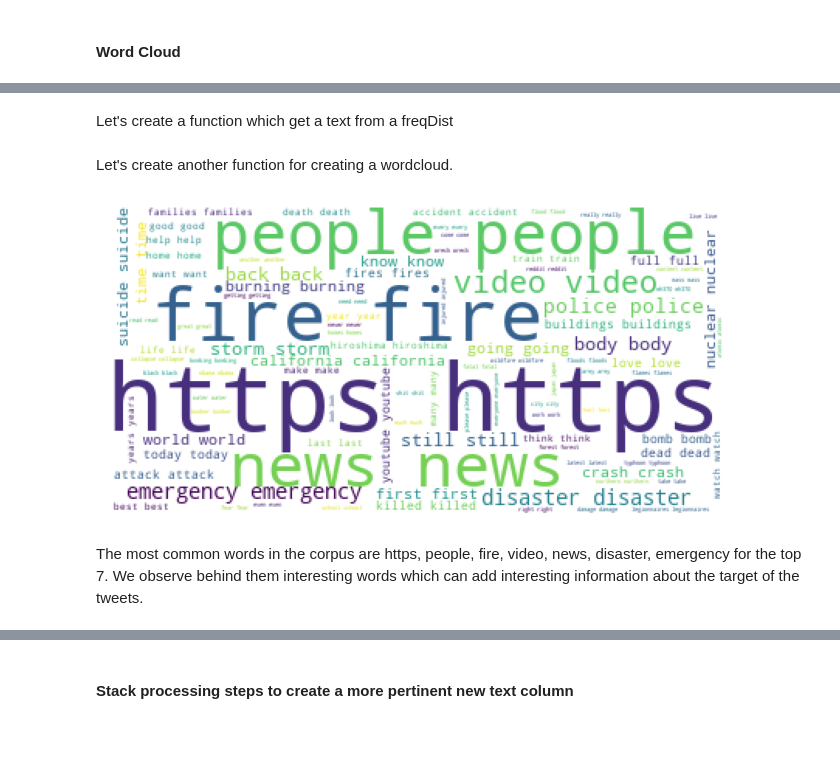
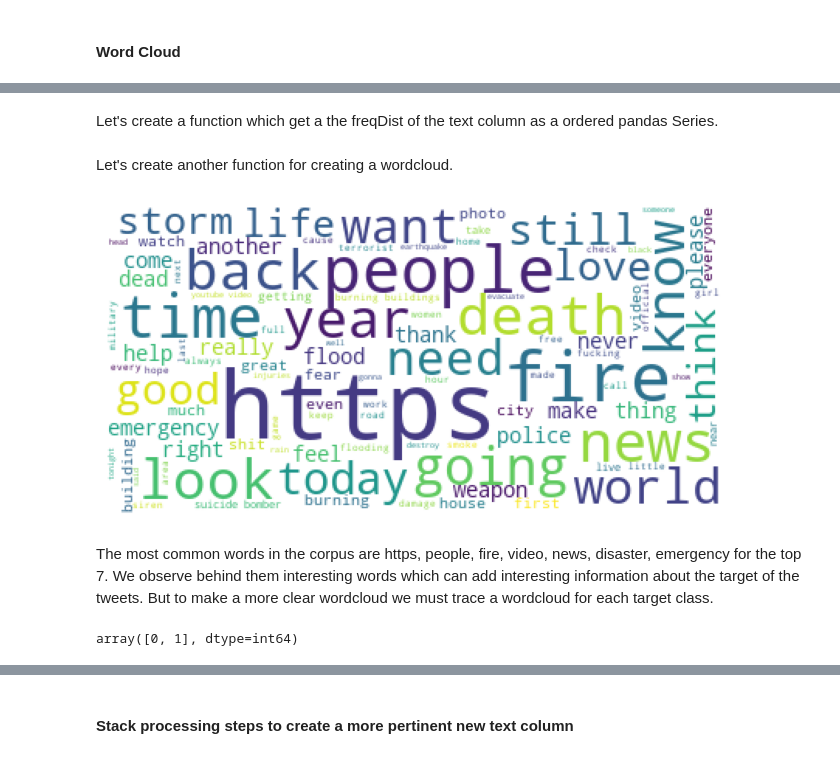
Before and after one commit to Oumar199/nlp_programs_exercises, a Jupyter notebook: kaggle_tweet_competition_eda_preprocessing.ipynb, the cells around one changed output, grey strips where cells are left out. Cells and saved outputs as stored; diff of their text form; code cells hidden in the pictures.

```diff
--- a/kaggle_tweet_competition_eda_preprocessing.ipynb
+++ b/kaggle_tweet_competition_eda_preprocessing.ipynb
@@ -1105,0 +1243,2 @@ To make a wordcloud we must consider the text as a whole and not the tokenized v
+# %%
+train_set_.drop(index=train_set_[train_set_['text'] == ""].index, inplace=True)
@@ -1106,2 +1262,2 @@ To make a wordcloud we must consider the text as a whole and not the tokenized v
 # %% [markdown]
-Let's create a function which get a text from a freqDist
+Let's create a function which get a the freqDist of the text column as a ordered pandas Series.
@@ -1118,0 +1264,2 @@ text = get_text_from_freqs(new_freqs)
+# %%
+text = train_set_['text'].tolist()
@@ -1119,19 +1277,32 @@ text = get_text_from_freqs(new_freqs)
 # %% [markdown]
 Let's create another function for creating a wordcloud.
-# %%
-def wordcloud(text: str):
-    plt.figure(figsize=(8, 8))
-
-    word_cloud = WordCloud(max_font_size=60, max_words=100, background_color="white").generate(text)
-
-    plt.imshow(word_cloud)
-
-    plt.axis('off')
-
-    plt.show()
+# %%
+def wordcloud(text: str, figsize: tuple = (8, 8), max_font_size: int = 60, max_words: int = 100, background_color = "white"):
+    """Generate a wordcloud from a given text
+
+    Args:
+        text (str): The text from which we want to make a wordcloud
+        figsize (tuple, optional): The size of the figure. Defaults to (8, 8).
+        max_font_size (int, optional): The max font size. Defaults to 60.
+        max_words (int, optional): The max number of words on top. Defaults to 100.
+        background_color (str, optional): The background color. Defaults to "white".
+    """
+
+    plt.figure(figsize=figsize)
+
+    word_cloud = WordCloud(
+        max_font_size=max_font_size,
+        max_words=max_words,
+        background_color=background_color).generate(text)
+
+    plt.imshow(word_cloud)
+
+    plt.axis('off')
+
+    plt.show()
 # %%
-wordcloud(text)
+wordcloud(" ".join(text))
 # %% [output]
-[figure, old version]
+[figure, new version]
 # %% [markdown]
-The most common words in the corpus are https, people, fire, video, news, disaster, emergency for the top 7. We observe behind them interesting words which can add interesting information about the target of the tweets.
+The most common words in the corpus are https, people, fire, video, news, disaster, emergency for the top 7. We observe behind them interesting words which can add interesting information about the target of the tweets. But to make a more clear wordcloud we must trace a wordcloud for each target class.
@@ -1137,0 +1311,4 @@ The most common words in the corpus are https, people, fire, video, news, disast
+# %%
+target
+# %% [output]
+array([0, 1], dtype=int64)
```
Also changed, not shown: parts of 79 cells of this notebook, 3 other files.
